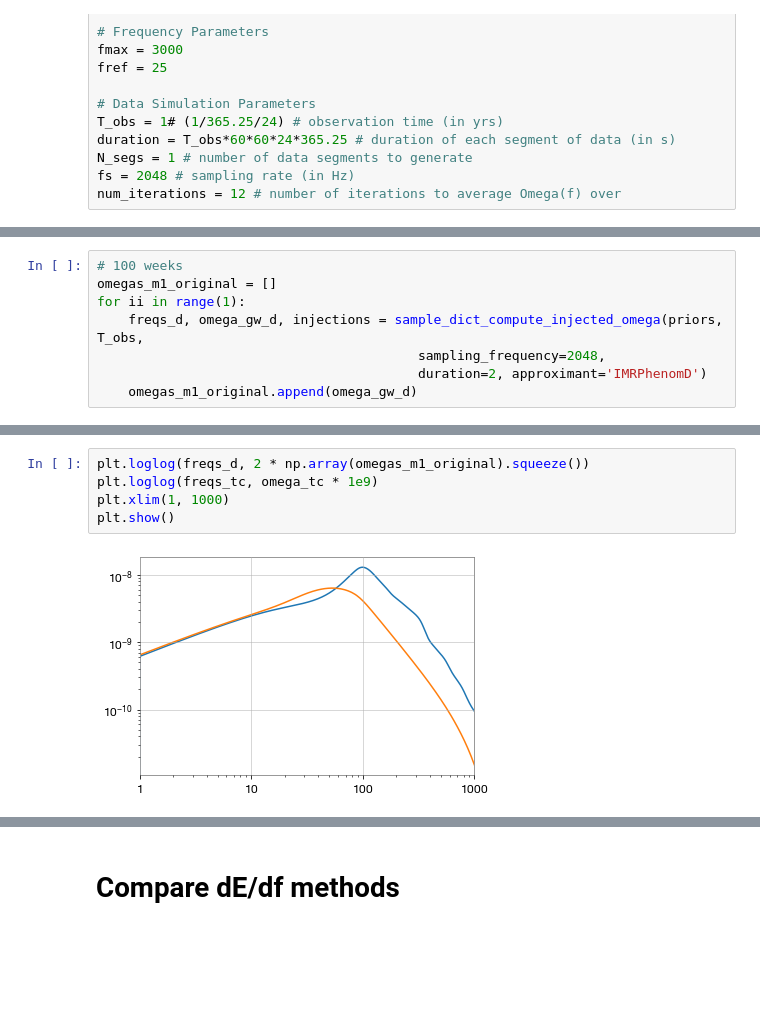
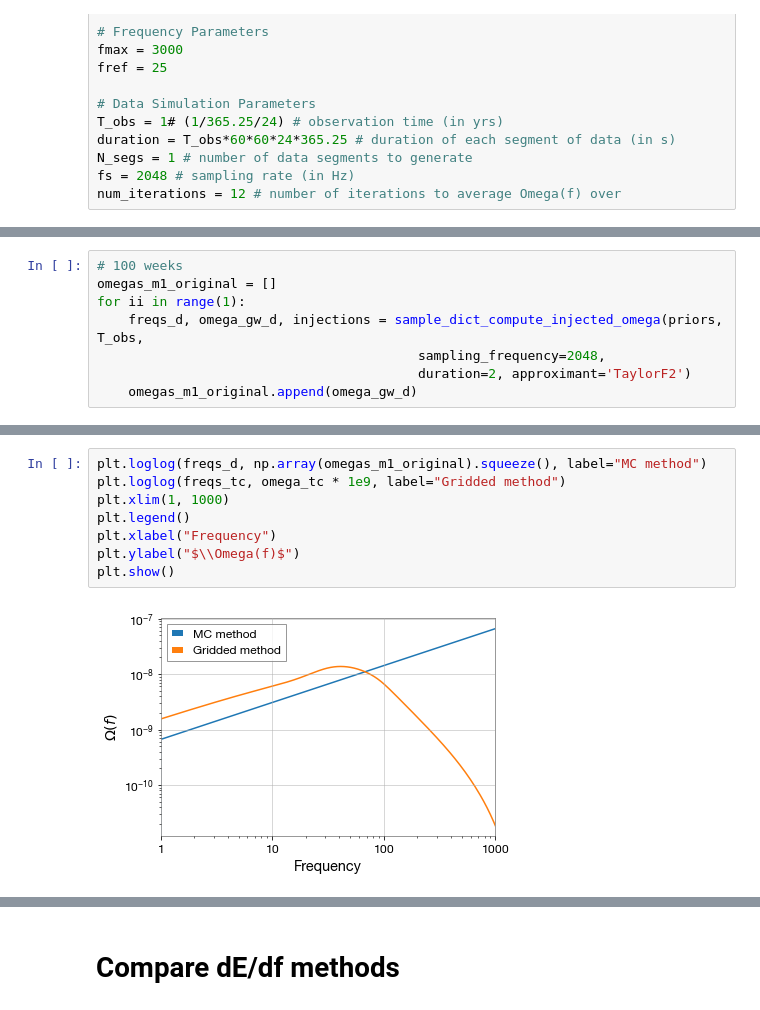
Before and after one commit to meyers-academic/astrophysical_gwb, a Jupyter notebook: notebooks/sgwb_calculation/compare_gridded_mc_methods_faster.ipynb, the cells around one changed output, grey strips where cells are left out. Drawn from its saved outputs; the diff is of its cells as text; blank space fills up the shorter version.

```diff
--- a/notebooks/sgwb_calculation/faster_method_meyers.ipynb
+++ b/notebooks/sgwb_calculation/compare_gridded_mc_methods_faster.ipynb
@@ -72,6 +78,6 @@ omegas_m1_original = []
 for ii in range(1):
     freqs_d, omega_gw_d, injections = sample_dict_compute_injected_omega(priors, T_obs,
                                          sampling_frequency=2048,
-                                         duration=2, approximant='IMRPhenomD')
+                                         duration=2, approximant='TaylorF2')
     omegas_m1_original.append(omega_gw_d)
 # %% [output]
@@ -84,10 +90,13 @@ for ii in range(1):
 # %%
-plt.loglog(freqs_d, 2 * np.array(omegas_m1_original).squeeze())
-plt.loglog(freqs_tc, omega_tc * 1e9)
+plt.loglog(freqs_d, np.array(omegas_m1_original).squeeze(), label="MC method")
+plt.loglog(freqs_tc, omega_tc * 1e9, label="Gridded method")
 plt.xlim(1, 1000)
+plt.legend()
+plt.xlabel("Frequency")
+plt.ylabel("$\\Omega(f)$")
 plt.show()
 # %% [output]
-[figure, old version]
+[figure, new version]
 # %%
 plt.plot(np.interp(freqs_tc, freqs_d,  np.array(omegas_m1_original).squeeze()) / (omega_tc * 1e9))
 plt.ylim(0, 1)
```
Also changed, not shown: parts of 7 cells of this notebook.
